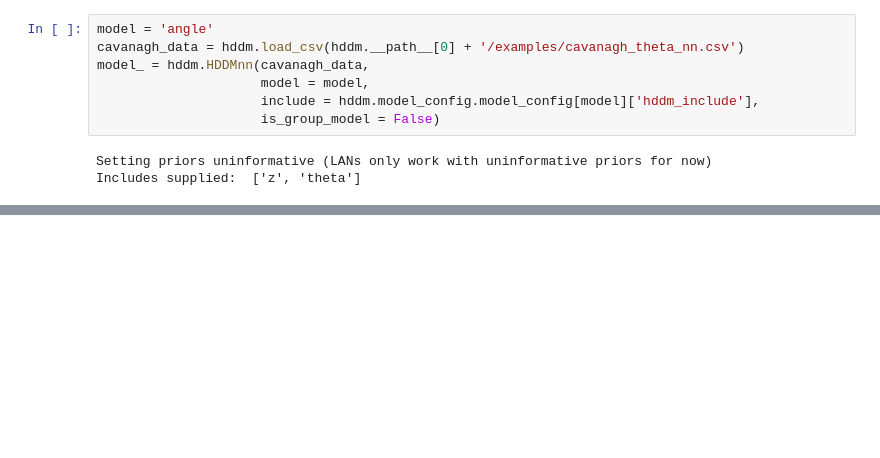
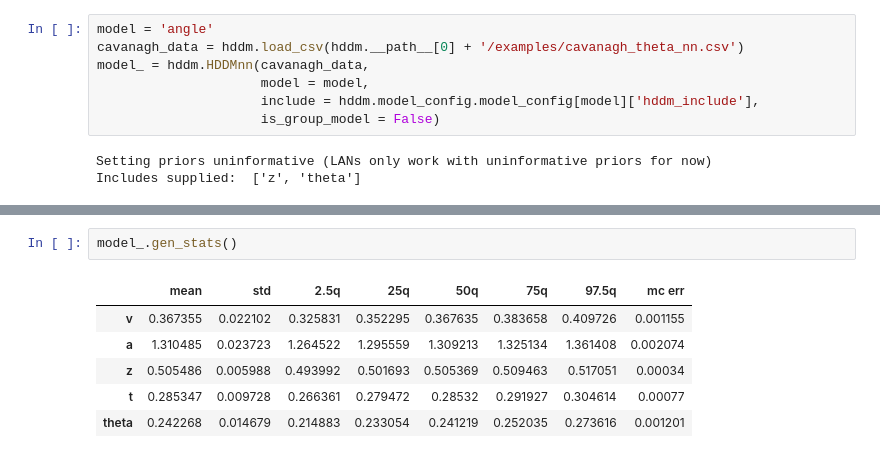
Before and after one commit to AlexanderFengler/hddmnn_tutorial, a Jupyter notebook: lan_new_classes.ipynb, the cells around one changed output, grey strips where cells are left out. Cells and saved outputs as stored; diff of their text form; blank space fills up the shorter version.

```diff
--- a/lan_new_classes.ipynb
+++ b/lan_new_classes.ipynb
@@ -41,0 +51,9 @@ model_.get_traces()
+# %%
+model_.gen_stats()
+# %% [output]
+|  | mean | std | 2.5q | 25q | 50q | 75q | 97.5q | mc err |
+| v | 0.367355 | 0.022102 | 0.325831 | 0.352295 | 0.367635 | 0.383658 | 0.409726 | 0.001155 |
+| a | 1.310485 | 0.023723 | 1.264522 | 1.295559 | 1.309213 | 1.325134 | 1.361408 | 0.002074 |
+| z | 0.505486 | 0.005988 | 0.493992 | 0.501693 | 0.505369 | 0.509463 | 0.517051 | 0.00034 |
+| t | 0.285347 | 0.009728 | 0.266361 | 0.279472 | 0.28532 | 0.291927 | 0.304614 | 0.00077 |
+| theta | 0.242268 | 0.014679 | 0.214883 | 0.233054 | 0.241219 | 0.252035 | 0.273616 | 0.001201 |
```
Also changed, not shown: parts of 3 cells of this notebook, 4 other files.
